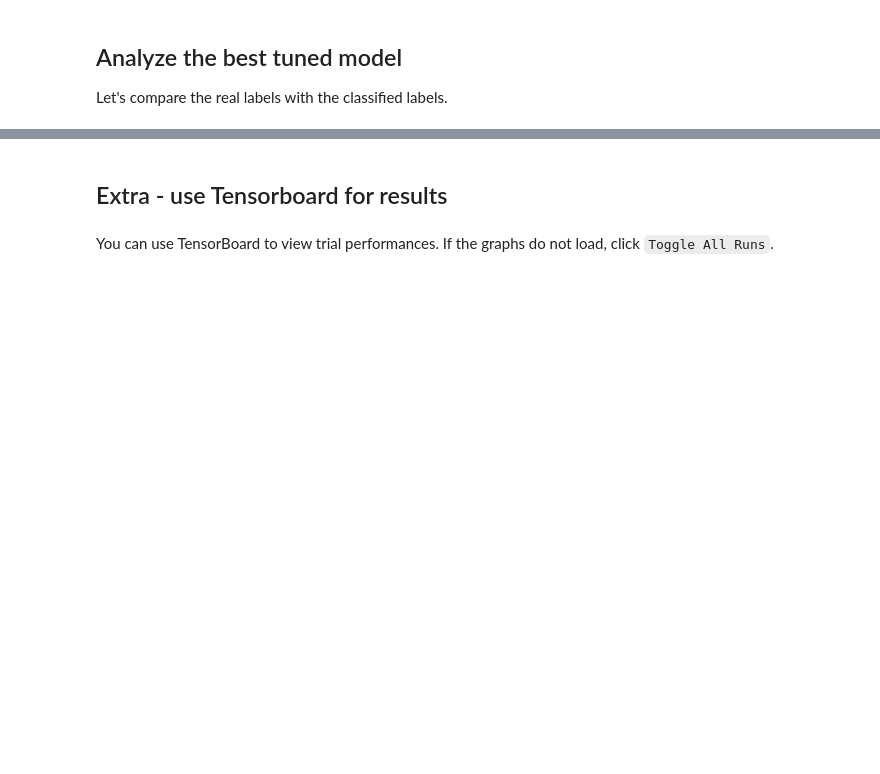
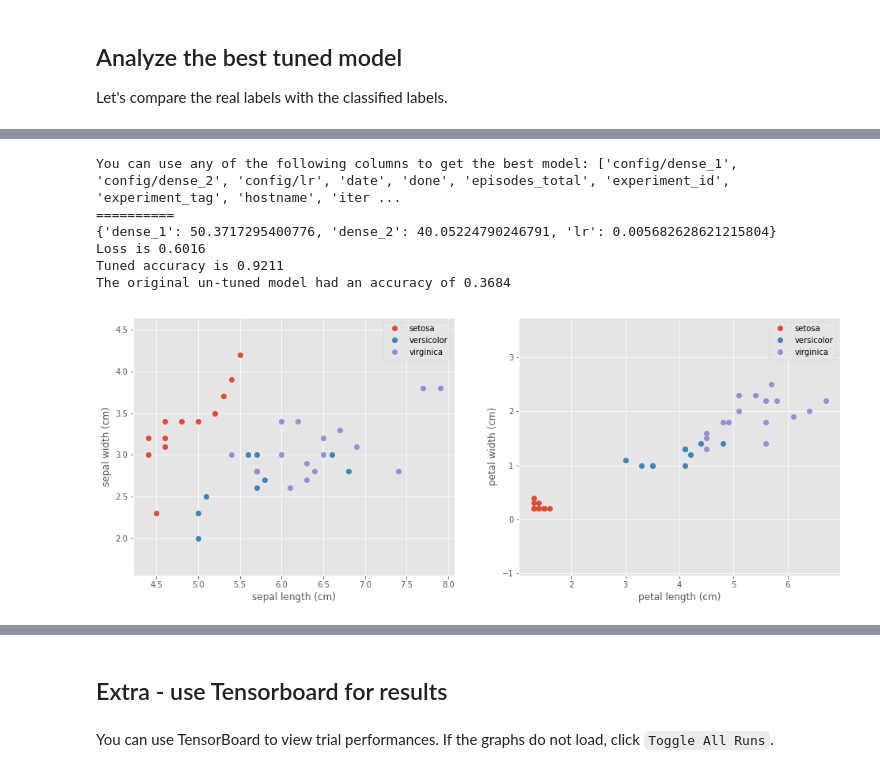
Before and after one commit to ray-project/tutorial, a Jupyter notebook: tune_exercises/exercise_1_basics.ipynb, the cells around one changed output, grey strips where cells are left out. Cells and saved outputs as stored; diff of their text form; code cells hidden in the pictures; blank space fills up the shorter version.

````diff
--- a/tune_exercises/exercise_1_basics.ipynb
+++ b/tune_exercises/exercise_1_basics.ipynb
@@ -118,19 +125,19 @@ def train_on_iris():
     train_x, train_y, test_x, test_y = get_iris_data()
     model = create_model(learning_rate=0.1, dense_1=2, dense_2=2)
     # This saves the top model
-    checkpoint_callback = ModelCheckpoint("model.h5", monitor='val_loss', save_best_only=True, period=3)
+    checkpoint_callback = ModelCheckpoint("model.h5", monitor='accuracy', save_best_only=True, save_freq=2)
 
     # Train the model
     model.fit(
         train_x, train_y,
         validation_data=(test_x, test_y),
-        verbose=0, batch_size=5, epochs=20, callbacks=[checkpoint_callback])
+        verbose=0, batch_size=10, epochs=20, callbacks=[checkpoint_callback])
     return model
 # %% [markdown]
 Let's quickly train the model on the dataset. The accuracy should be quite low.
 # %%
 original_model = train_on_iris()  # This trains the model and returns it.
 train_x, train_y, test_x, test_y = get_iris_data()
-original_loss, original_accuracy = original_model.evaluate(test_x, test_y)
+original_loss, original_accuracy = original_model.evaluate(test_x, test_y, verbose=0)
 print("Loss is {:0.4f}".format(original_loss))
 print("Accuracy is {:0.4f}".format(original_accuracy))
@@ -156,10 +166,10 @@ def tune_iris(config)
 model = create_model(learning_rate=config["lr"], dense_1=config["dense_1"], dense_2=config["dense_2"])
 ```
 # %%
-def tune_iris():  # TODO: Change me.
+def tune_iris(config):  # TODO: Change me.
     train_x, train_y, test_x, test_y = get_iris_data()
-    model = create_model(learning_rate=0, dense_1=0, dense_2=0)  # TODO: Change me.
-    checkpoint_callback = ModelCheckpoint("model.h5", monitor='val_loss', save_best_only=True, period=3)
+    model = create_model(learning_rate=config["lr"], dense_1=config["dense_1"], dense_2=config["dense_2"])  # TODO: Change me.
+    checkpoint_callback = ModelCheckpoint("model.h5", monitor='accuracy', save_best_only=True, save_freq=2)
 
     # Enable Tune to make intermediate decisions by using a Tune Callback hook. This is Keras specific.
     callbacks = [checkpoint_callback, TuneReporterCallback(freq="epoch")]
@@ -169,7 +179,7 @@ def tune_iris():  # TODO: Change me.
         train_x, train_y,
         validation_data=(test_x, test_y),
         verbose=0,
-        batch_size=5,
+        batch_size=10,
         epochs=20,
         callbacks=callbacks)
 
@@ -215,8 +228,14 @@ The `error file` column will show up in the output. Run the below cell with the
 ! cat /home/ubuntu/tune_iris/tune_iris_c66e1100_2019-10-09_17-13-24x_swb9xs/error_2019-10-09_17-13-29.txt
 ```
 # %%
-hyperparameter_space = {}  # TODO: Fill me out.
-num_samples = 1  # TODO: Fill me out.
+# This seeds the hyperparameter sampling.
+import numpy as np; np.random.seed(5)
+hyperparameter_space = {
+    "lr": tune.loguniform(0.001, 0.1),
+    "dense_1": tune.uniform(2, 128),
+    "dense_2": tune.uniform(2, 128),
+}  # TODO: Fill me out.
+num_samples = 20  # TODO: Fill me out.
 
 ####################################################################################################
 ################ This is just a validation function for tutorial purposes only. ####################
@@ -225,7 +244,7 @@ assert all(key in hyperparameter_space for key in HP_KEYS), (
     "The hyperparameter space is not fully designated. It must include all of {}".format(HP_KEYS))
 ######################################################################################################
 
-ray.shutdown()  # Restart Ray defensively in case user enters a weird state.
+ray.shutdown()  # Restart Ray defensively in case the ray connection is lost.
 ray.init(log_to_driver=False)
 
 
@@ -246,14 +292,25 @@ plot_data(test_data, test_labels.argmax(1))
 # %%
 # Obtain the directory where the best model is saved.
-logdir = analysis.get_best_logdir("keras_info/val_loss", mode="min")
+print("You can use any of the following columns to get the best model: {}.".format(list(analysis.dataframe())))
+print("=" * 10)
+logdir = analysis.get_best_logdir("keras_info/accuracy", mode="max")
+print(analysis.get_best_config("keras_info/accuracy", mode="max"))
 
 # We saved the model as `model.h5` in the logdir of the trial.
-from keras.models import load_model
+from tensorflow.keras.models import load_model
 tuned_model = load_model(logdir + "/model.h5")
 
-tuned_loss, tuned_accuracy = tuned_model.evaluate(test_data, test_labels)
+tuned_loss, tuned_accuracy = tuned_model.evaluate(test_data, test_labels, verbose=0)
 print("Loss is {:0.4f}".format(tuned_loss))
 print("Tuned accuracy is {:0.4f}".format(tuned_accuracy))
 print("The original un-tuned model had an accuracy of {:0.4f}".format(original_accuracy))
 predicted_label = tuned_model.predict(test_data)
 plot_data(test_data, predicted_label.argmax(1))
+# %% [output]
+You can use any of the following columns to get the best model: ['config/dense_1', 'config/dense_2', 'config/lr', 'date', 'done', 'episodes_total', 'experiment_id', 'experiment_tag', 'hostname', 'iter ...
+==========
+{'dense_1': 50.3717295400776, 'dense_2': 40.05224790246791, 'lr': 0.005682628621215804}
+Loss is 0.6016
+Tuned accuracy is 0.9211
+The original un-tuned model had an accuracy of 0.3684
+[figure, added]
````
Also changed, not shown: parts of 10 cells of this notebook.
